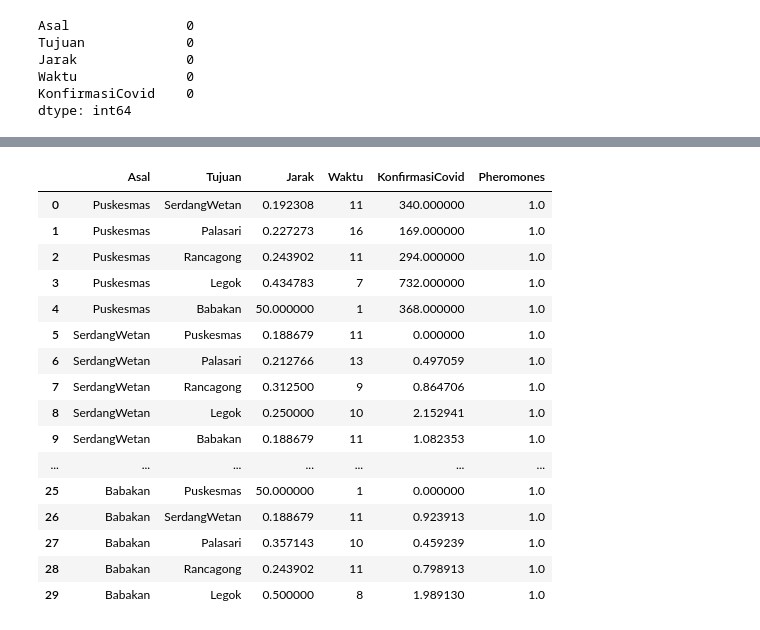
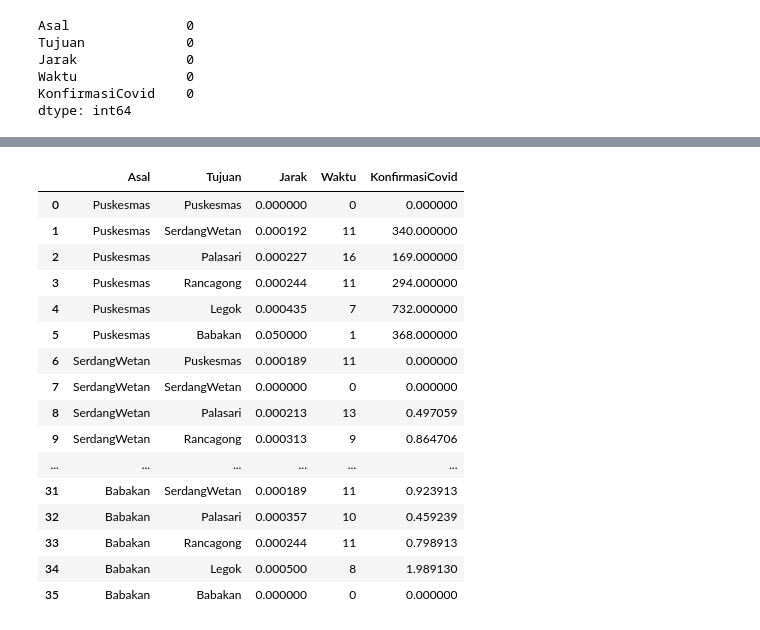
Before and after one commit to joaaoaie/expert-uas-2022, a Jupyter notebook: uas.ipynb, the cells around one changed output, grey strips where cells are left out. Cells and saved outputs as stored; diff of their text form; code cells hidden in the pictures.

```diff
--- a/uas.ipynb
+++ b/uas.ipynb
@@ -58,22 +50,24 @@ n_data
-# %%
-T = np.ones((30,1))
-n_data['Pheromones'] = T
-n_data
-# %% [output]
-|  | Asal | Tujuan | Jarak | Waktu | KonfirmasiCovid | Pheromones |
-| 0 | Puskesmas | SerdangWetan | 0.192308 | 11 | 340.000000 | 1.0 |
-| 1 | Puskesmas | Palasari | 0.227273 | 16 | 169.000000 | 1.0 |
-| 2 | Puskesmas | Rancagong | 0.243902 | 11 | 294.000000 | 1.0 |
-| 3 | Puskesmas | Legok | 0.434783 | 7 | 732.000000 | 1.0 |
-| 4 | Puskesmas | Babakan | 50.000000 | 1 | 368.000000 | 1.0 |
-| 5 | SerdangWetan | Puskesmas | 0.188679 | 11 | 0.000000 | 1.0 |
-| 6 | SerdangWetan | Palasari | 0.212766 | 13 | 0.497059 | 1.0 |
-| 7 | SerdangWetan | Rancagong | 0.312500 | 9 | 0.864706 | 1.0 |
-| 8 | SerdangWetan | Legok | 0.250000 | 10 | 2.152941 | 1.0 |
-| 9 | SerdangWetan | Babakan | 0.188679 | 11 | 1.082353 | 1.0 |
-| ... | ... | ... | ... | ... | ... | ... |
-| 25 | Babakan | Puskesmas | 50.000000 | 1 | 0.000000 | 1.0 |
-| 26 | Babakan | SerdangWetan | 0.188679 | 11 | 0.923913 | 1.0 |
-| 27 | Babakan | Palasari | 0.357143 | 10 | 0.459239 | 1.0 |
-| 28 | Babakan | Rancagong | 0.243902 | 11 | 0.798913 | 1.0 |
-| 29 | Babakan | Legok | 0.500000 | 8 | 1.989130 | 1.0 |
+# %%
+n_data = data
+n_data['Jarak'] = data['Jarak'].apply(lambda x: x * 1000)
+n_data['Jarak'] = data['Jarak'].apply(lambda x: 1/x if x > 0 else 0)
+n_data
+# Mencari attractiveness
+# %% [output]
+|  | Asal | Tujuan | Jarak | Waktu | KonfirmasiCovid |
+| 0 | Puskesmas | Puskesmas | 0.000000 | 0 | 0.000000 |
+| 1 | Puskesmas | SerdangWetan | 0.000192 | 11 | 340.000000 |
+| 2 | Puskesmas | Palasari | 0.000227 | 16 | 169.000000 |
+| 3 | Puskesmas | Rancagong | 0.000244 | 11 | 294.000000 |
+| 4 | Puskesmas | Legok | 0.000435 | 7 | 732.000000 |
+| 5 | Puskesmas | Babakan | 0.050000 | 1 | 368.000000 |
+| 6 | SerdangWetan | Puskesmas | 0.000189 | 11 | 0.000000 |
+| 7 | SerdangWetan | SerdangWetan | 0.000000 | 0 | 0.000000 |
+| 8 | SerdangWetan | Palasari | 0.000213 | 13 | 0.497059 |
+| 9 | SerdangWetan | Rancagong | 0.000313 | 9 | 0.864706 |
+| ... | ... | ... | ... | ... | ... |
+| 31 | Babakan | SerdangWetan | 0.000189 | 11 | 0.923913 |
+| 32 | Babakan | Palasari | 0.000357 | 10 | 0.459239 |
+| 33 | Babakan | Rancagong | 0.000244 | 11 | 0.798913 |
+| 34 | Babakan | Legok | 0.000500 | 8 | 1.989130 |
+| 35 | Babakan | Babakan | 0.000000 | 0 | 0.000000 |
```
Also changed, not shown: parts of 14 cells of this notebook, 1 other file.
